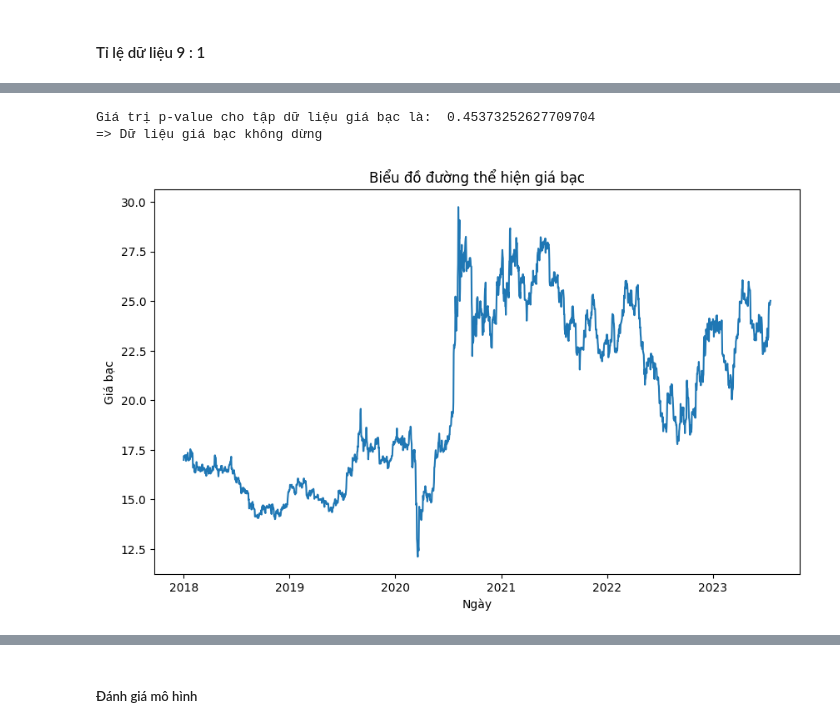
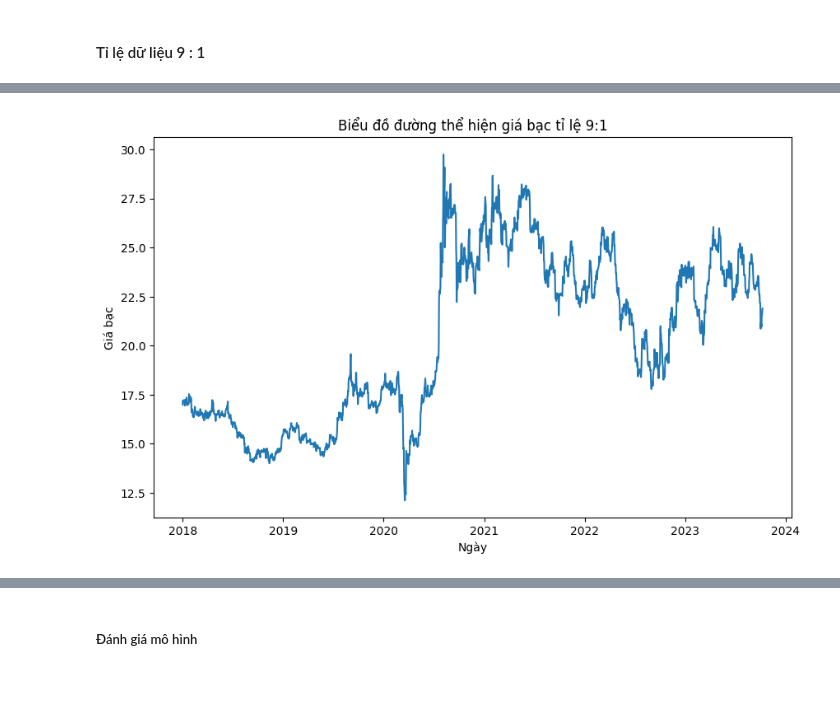
Before and after one commit to Kt7mmm/IS403_O21_06, a Jupyter notebook: Model/Team06_ARIMA.ipynb, the cells around one changed output, grey strips where cells are left out. Saved outputs shown, nothing was run; the diff lists cells and outputs as text; code cells hidden in the pictures; blank space fills up the shorter version.

```diff
--- a/Model/Team06_ARIMA.ipynb
+++ b/Model/Team06_ARIMA.ipynb
@@ -531,0 +479,12 @@ df_silver
+# %%
+# Kích thước tập train, test đối với từng tỉ lệ
+train_size_9 = int(0.9 * len(df_silver))
+test_size_1 = len(df_silver) - train_size_9
+train_size_8 = int(0.8 * len(df_silver))
+test_size_2 = len(df_silver) - train_size_8
+train_size_7 = int(0.7 * len(df_silver))
+test_size_3 = len(df_silver) - train_size_7
+
+print(f'Tỉ lệ 9:1, train: {train_size_9}, test: {test_size_1}')
+print(f'Tỉ lệ 8:2, train: {train_size_8}, test: {test_size_2}')
+print(f'Tỉ lệ 7:3, train: {train_size_7}, test: {test_size_3}')
@@ -532,19 +495,19 @@ df_silver
 # %%
 # Chia tập dữ liệu huấn luyện, kiểm tra
-# Dữ liệu huấn luyến
-s_train_data_9 = df_silver[:2026]
-s_train_data_8 = df_silver[:1800]
-s_train_data_7 = df_silver[:1576]
-s_train_data_9.columns = ['Train Price']
-s_train_data_8.columns = ['Train Price']
-s_train_data_7.columns = ['Train Price']
+# Dữ liệu huấn luyện
+s_train_data_9 = df_silver.iloc[:train_size_9]
+s_train_data_8 = df_silver.iloc[:train_size_8]
+s_train_data_7 = df_silver.iloc[:train_size_7]
+s_train_data_9.columns = ['Date','Train Price','Day number']
+s_train_data_8.columns = ['Date','Train Price','Day number']
+s_train_data_7.columns = ['Date','Train Price','Day number']
 
 # Dữ liệu kiểm tra
-s_test_data_1 = df_silver[2026:]
-s_test_data_2 = df_silver[1800:]
-s_test_data_3 = df_silver[1576:]
-s_test_data_1.columns = ['Actual Price']
-s_test_data_2.columns = ['Actual Price']
-s_test_data_3.columns = ['Actual Price']
+s_test_data_1 = df_silver.iloc[train_size_9:]
+s_test_data_2 = df_silver.iloc[train_size_8:]
+s_test_data_3 = df_silver.iloc[train_size_7:]
+s_test_data_1.columns = ['Date','Actual Price','Day number']
+s_test_data_2.columns = ['Date','Actual Price','Day number']
+s_test_data_3.columns = ['Date','Actual Price','Day number']
 # %% [markdown]
 #### Tỉ lệ dữ liệu 9 : 1
@@ -558,22 +514,10 @@ plt.show()
-# %%
-# Thực hiện kiểm định dickey-fuller trên tập dữ liệu huấn luyện
-adftest = adfuller(s_train_data_9)
-print('Giá trị p-value cho tập dữ liệu giá bạc là: ', adftest[1])
-
-if(adftest[1] < 0.05):
-  print("=> Dữ liệu giá bạc dừng")
-else:
-  print("=> Dữ liệu giá bạc không dừng")
-# %% [output]
-Giá trị p-value cho tập dữ liệu giá bạc là:  0.45373252627709704
-=> Dữ liệu giá bạc không dừng
 # %%
 # Biểu đồ dữ liệu giá bạc ban đầu
 plt.figure(figsize=(10, 6))
-plt.plot(s_train_data_9.index, s_train_data_9['Train Price'])
-plt.title('Biểu đồ đường thể hiện giá bạc')
+plt.plot(s_train_data_9['Date'], s_train_data_9['Train Price'])
+plt.title('Biểu đồ đường thể hiện giá bạc tỉ lệ 9:1')
 plt.xlabel('Ngày')
 plt.ylabel('Giá bạc')
 plt.show()
 # %% [output]
-[figure, old version]
+[figure, new version]
```
Also changed, not shown: parts of 160 cells of this notebook, 1 other file.
